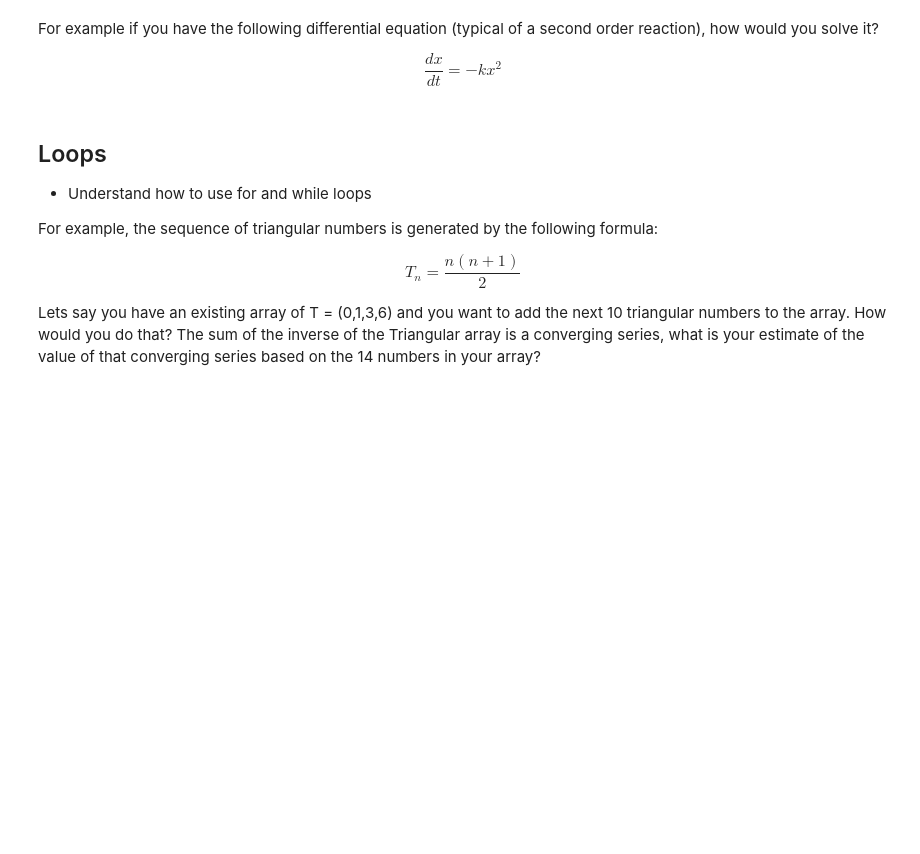
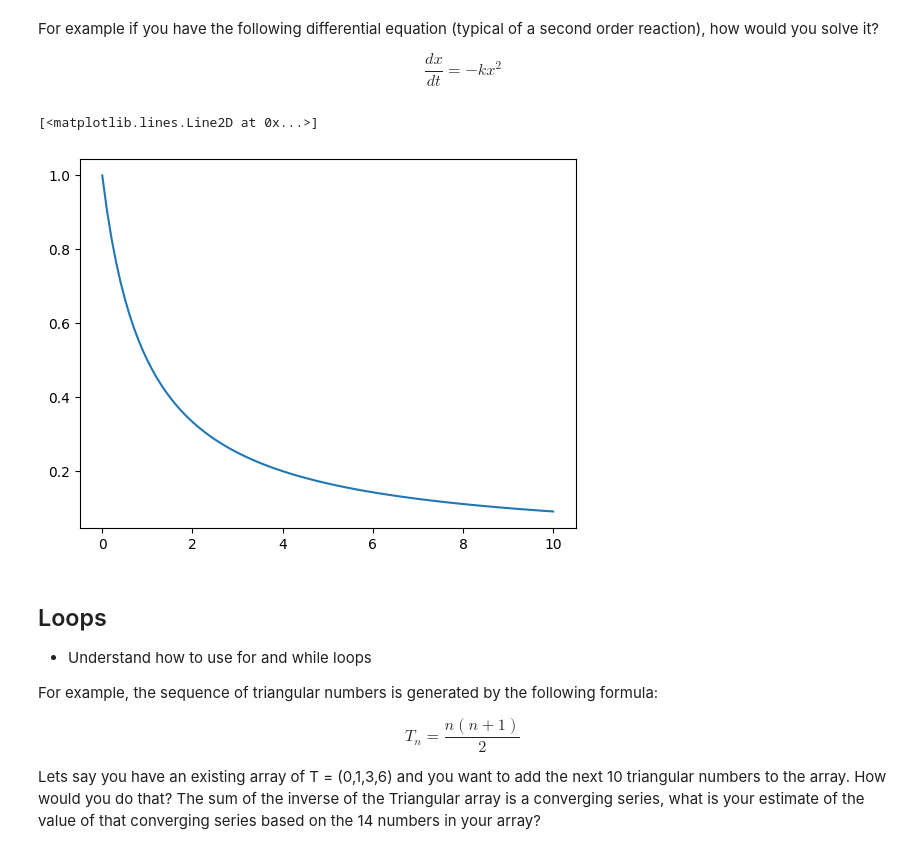
Before and after one commit to clint-bg/comptools, a Jupyter notebook: _build/jupyter_execute/lectures/supportfiles/13_ExamReview_Key.ipynb, the cells around one changed output. Saved outputs shown, nothing was run; the diff lists cells and outputs as text; code cells hidden in the pictures; blank space fills up the shorter version.

```diff
--- a/_build/jupyter_execute/lectures/supportfiles/13_ExamReview_Key.ipynb
+++ b/_build/jupyter_execute/lectures/supportfiles/13_ExamReview_Key.ipynb
@@ -128,6 +138,18 @@ For example if you have the following differential equation (typical of a second
 $$
 \frac{dx}{dt} = -kx^2
 $$
+# %%
+from scipy.integrate import odeint
+def dxdt(x,t,k):
+    return -k*x**2
+# %%
+time = np.linspace(0,10,100)
+x = odeint(dxdt,1,time,args=(1,))
+# %%
+plt.plot(time,x)
+# %% [output]
+[<matplotlib.lines.Line2D at 0x...>]
+[figure, added]
 # %% [markdown]
 ## Loops
 - Understand how to use for and while loops
```
Also changed, not shown: parts of 7 cells of this notebook, 14 other files.
